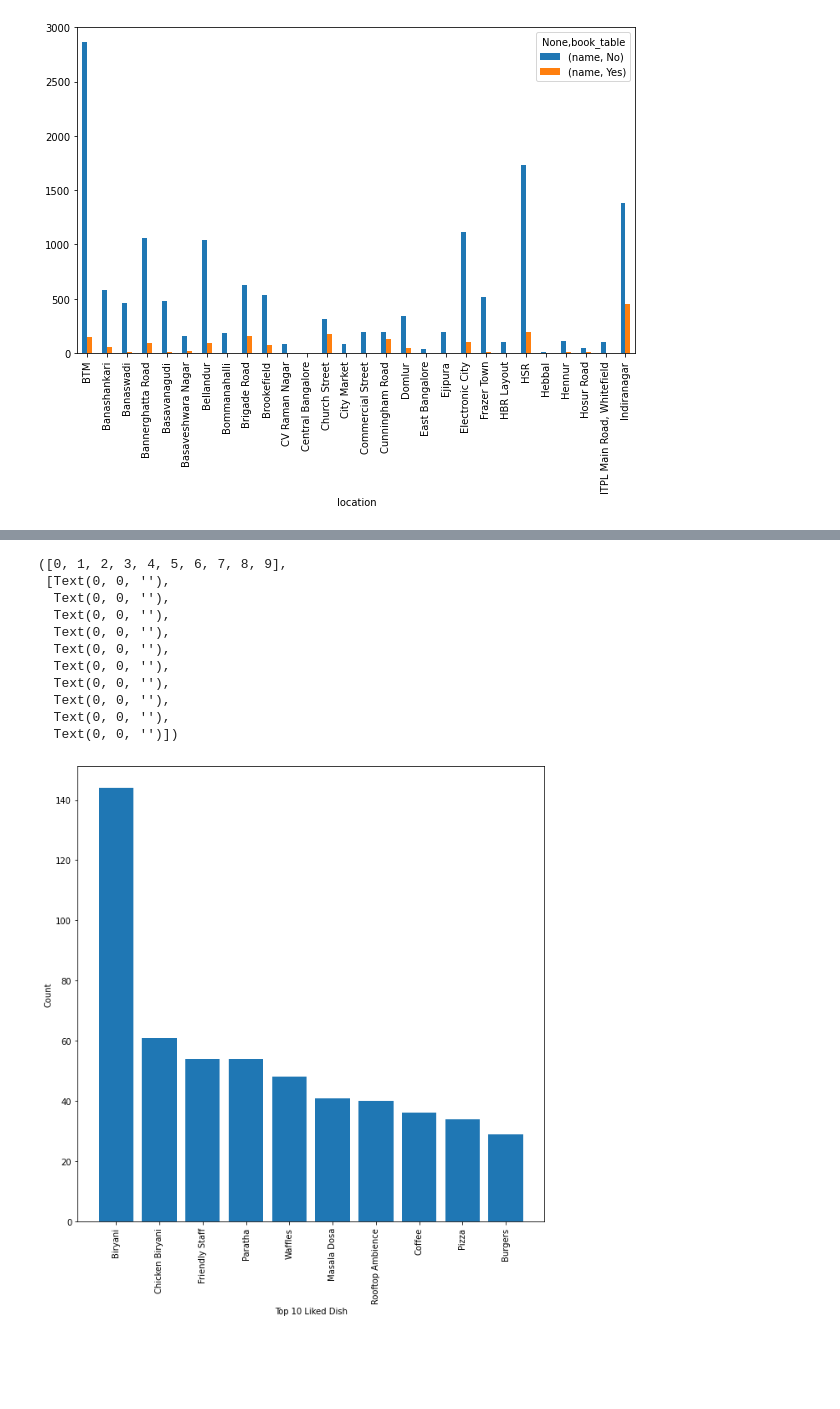
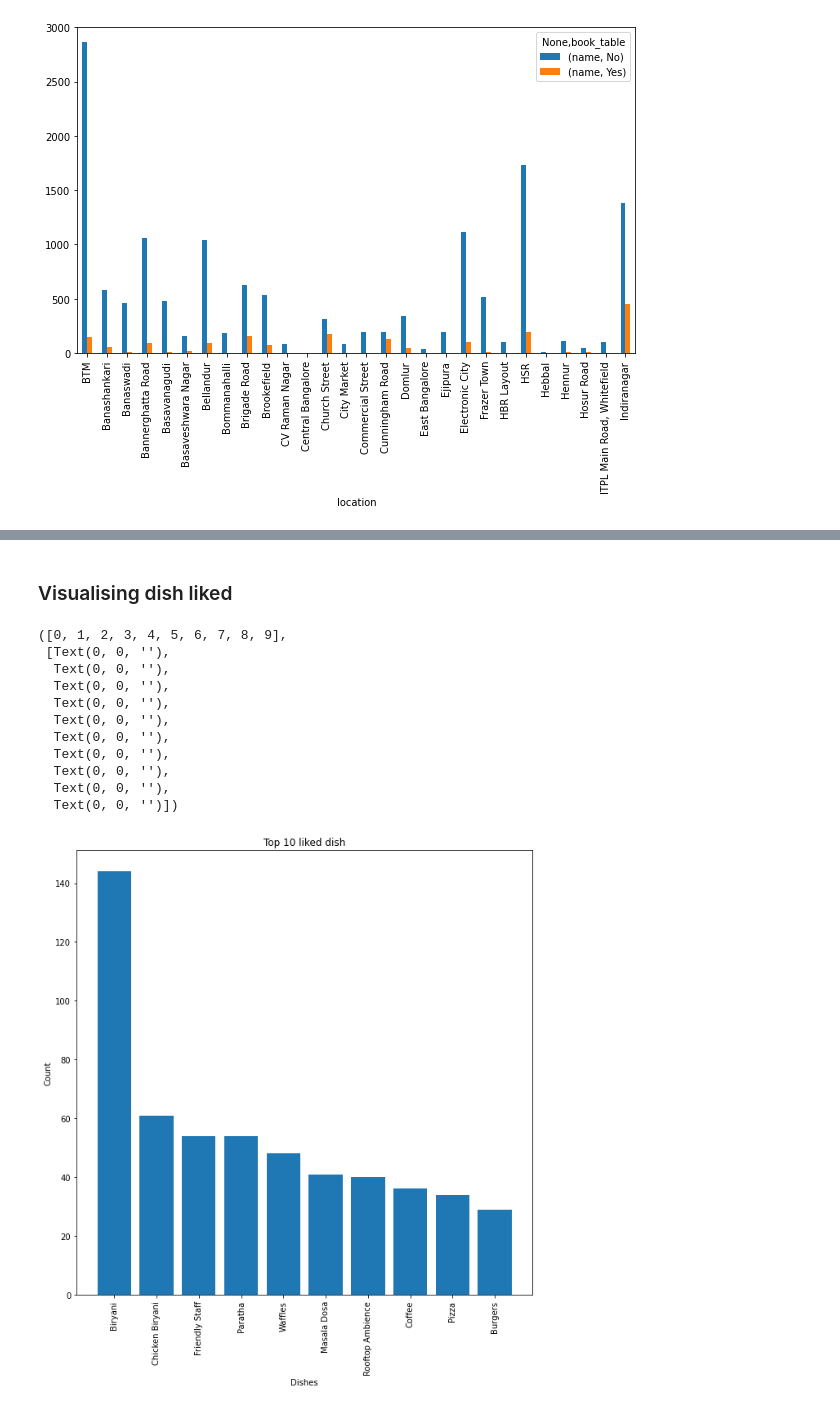
Before and after one commit to samrat-mitra-48/zomato-analysis, a Jupyter notebook: zomato.ipynb, the cells around one changed output, grey strips where cells are left out. Cells and saved outputs as stored; diff of their text form; code cells hidden in the pictures; blank space fills up the shorter version.

```diff
--- a/zomato.ipynb
+++ b/zomato.ipynb
@@ -289,7 +362,8 @@ plt.show()
 # %% [markdown]
 ## using mean to fill up null values
 # %%
-updated_df['rate'].fillna(updated_df['rate'].mean(),inplace=True)
+updated_df['rate'].fillna(round(updated_df['rate'].mean(),2),inplace=True)
+updated_df['rate'].unique()
 # %% [output]
 A value is trying to be set on a copy of a slice from a DataFrame
 
@@ -711,3 +789,5 @@ plt.show()
+# %% [markdown]
+### Visualising  dish liked
 # %%
 liked_dish=updated_df['dish_liked'].value_counts()
 liked_dish=liked_dish.drop('Not Available')
@@ -715,21 +795,22 @@ liked_dish=liked_dish.drop('Not Available')
 top_10_liked_dish=liked_dish[:10]
 # %%
 plt.figure(figsize=(10,10))
+plt.title('Top 10 liked dish')
 
 plt.bar(top_10_liked_dish.index,top_10_liked_dish.values)
-plt.xlabel('Top 10 Liked Dish')
+plt.xlabel('Dishes')
 plt.ylabel('Count')
 plt.xticks(rotation=90)
 # %% [output]
 ([0, 1, 2, 3, 4, 5, 6, 7, 8, 9],
  [Text(0, 0, ''),
   Text(0, 0, ''),
   Text(0, 0, ''),
   Text(0, 0, ''),
   Text(0, 0, ''),
   Text(0, 0, ''),
   Text(0, 0, ''),
   Text(0, 0, ''),
   Text(0, 0, ''),
   Text(0, 0, '')])
-[figure, old version]
+[figure, new version]
```
Also changed, not shown: parts of 61 cells of this notebook.
